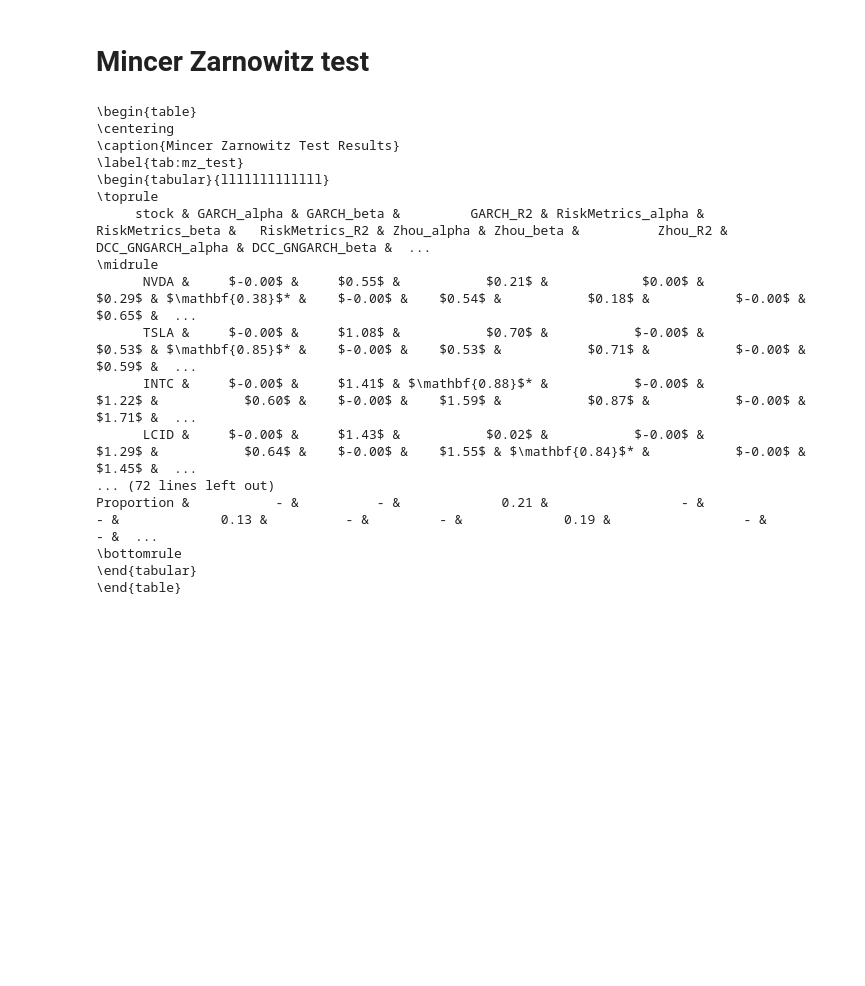
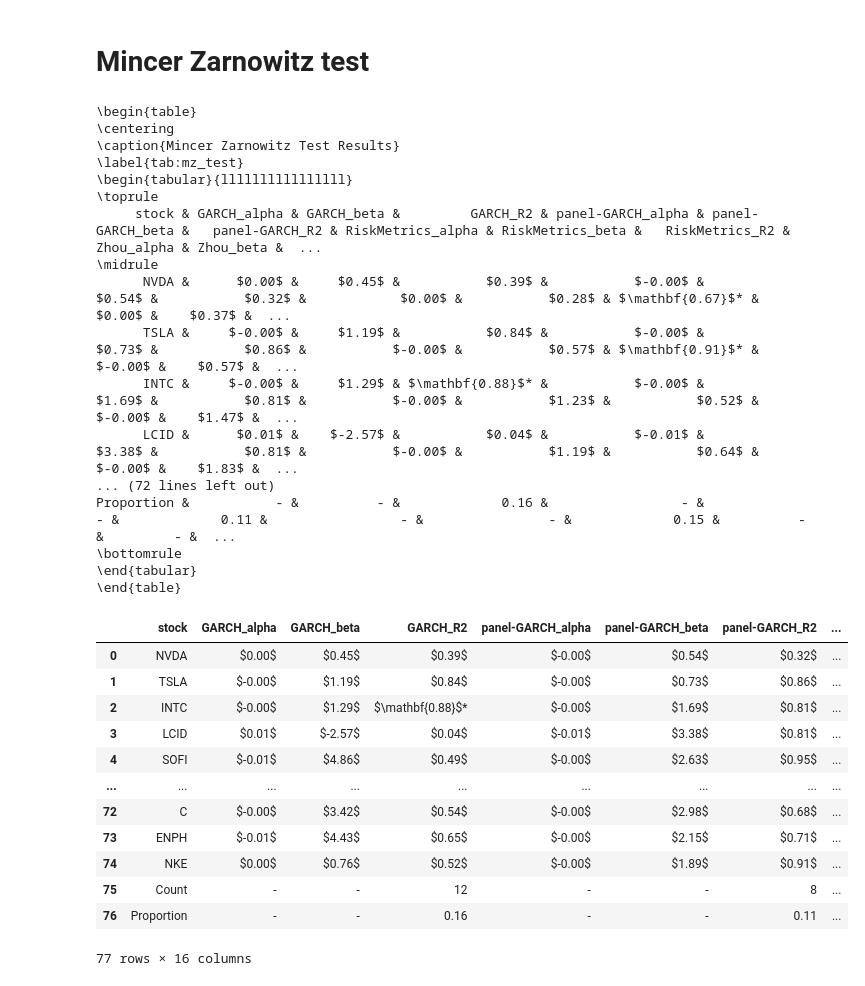
Before and after one commit to PZhou114/GNGARCH_coding, a Jupyter notebook: DTF(0.10)_network_construction.ipynb, the cells around one changed output. Cells and saved outputs as stored; diff of their text form; code cells hidden in the pictures; blank space fills up the shorter version.

```diff
--- a/DTF(0.10)_network_construction.ipynb
+++ b/DTF(0.10)_network_construction.ipynb
@@ -2959,37 +3521,52 @@ def mincer_zarnowitz_test_compare_models(actual_df, forecasts_dict, maxlags=None
 # %%
 forecasts_dict = {
     'GARCH': rolling_forecast_garch,
+    'panel-GARCH': rolling_forecast_pgarch,
     'RiskMetrics': rolling_forecast_rm,
     'Zhou': rolling_forecast_Zhou,
     'DCC_GNGARCH': rolling_forecast_dcc
 }
 
 mz_results_rolling = mincer_zarnowitz_test_compare_models(
     actual_df=rolling_actual_var,
     forecasts_dict=forecasts_dict,
     maxlags=None
 )
 
 latex_table_mz = mz_results_rolling.to_latex(index=False, escape=False,
                                   caption="Mincer Zarnowitz Test Results", label="tab:mz_test")
 
 # Print the result or write it to a .tex file
 print(latex_table_mz)
+mz_results_rolling
 # %% [output]
 \begin{table}
 \centering
 \caption{Mincer Zarnowitz Test Results}
 \label{tab:mz_test}
-\begin{tabular}{lllllllllllll}
+\begin{tabular}{llllllllllllllll}
 \toprule
-     stock & GARCH_alpha & GARCH_beta &         GARCH_R2 & RiskMetrics_alpha & RiskMetrics_beta &   RiskMetrics_R2 & Zhou_alpha & Zhou_beta &          Zhou_R2 & DCC_GNGARCH_alpha & DCC_GNGARCH_beta &  ...
+     stock & GARCH_alpha & GARCH_beta &         GARCH_R2 & panel-GARCH_alpha & panel-GARCH_beta &   panel-GARCH_R2 & RiskMetrics_alpha & RiskMetrics_beta &   RiskMetrics_R2 & Zhou_alpha & Zhou_beta &  ...
 \midrule
-      NVDA &     $-0.00$ &     $0.55$ &           $0.21$ &            $0.00$ &           $0.29$ & $\mathbf{0.38}$* &    $-0.00$ &    $0.54$ &           $0.18$ &           $-0.00$ &           $0.65$ &  ...
-      TSLA &     $-0.00$ &     $1.08$ &           $0.70$ &           $-0.00$ &           $0.53$ & $\mathbf{0.85}$* &    $-0.00$ &    $0.53$ &           $0.71$ &           $-0.00$ &           $0.59$ &  ...
-      INTC &     $-0.00$ &     $1.41$ & $\mathbf{0.88}$* &           $-0.00$ &           $1.22$ &           $0.60$ &    $-0.00$ &    $1.59$ &           $0.87$ &           $-0.00$ &           $1.71$ &  ...
-      LCID &     $-0.00$ &     $1.43$ &           $0.02$ &           $-0.00$ &           $1.29$ &           $0.64$ &    $-0.00$ &    $1.55$ & $\mathbf{0.84}$* &           $-0.00$ &           $1.45$ &  ...
+      NVDA &      $0.00$ &     $0.45$ &           $0.39$ &           $-0.00$ &           $0.54$ &           $0.32$ &            $0.00$ &           $0.28$ & $\mathbf{0.67}$* &     $0.00$ &    $0.37$ &  ...
+      TSLA &     $-0.00$ &     $1.19$ &           $0.84$ &           $-0.00$ &           $0.73$ &           $0.86$ &           $-0.00$ &           $0.57$ & $\mathbf{0.91}$* &    $-0.00$ &    $0.57$ &  ...
+      INTC &     $-0.00$ &     $1.29$ & $\mathbf{0.88}$* &           $-0.00$ &           $1.69$ &           $0.81$ &           $-0.00$ &           $1.23$ &           $0.52$ &    $-0.00$ &    $1.47$ &  ...
+      LCID &      $0.01$ &    $-2.57$ &           $0.04$ &           $-0.01$ &           $3.38$ &           $0.81$ &           $-0.00$ &           $1.19$ &           $0.64$ &    $-0.00$ &    $1.83$ &  ...
 ... (72 lines left out)
-Proportion &           - &          - &             0.21 &                 - &                - &             0.13 &          - &         - &             0.19 &                 - &                - &  ...
+Proportion &           - &          - &             0.16 &                 - &                - &             0.11 &                 - &                - &             0.15 &          - &         - &  ...
 \bottomrule
 \end{tabular}
 \end{table}
+|  | stock | GARCH_alpha | GARCH_beta | GARCH_R2 | panel-GARCH_alpha | panel-GARCH_beta | panel-GARCH_R2 | ... |
+| 0 | NVDA | $0.00$ | $0.45$ | $0.39$ | $-0.00$ | $0.54$ | $0.32$ | ... |
+| 1 | TSLA | $-0.00$ | $1.19$ | $0.84$ | $-0.00$ | $0.73$ | $0.86$ | ... |
+| 2 | INTC | $-0.00$ | $1.29$ | $\mathbf{0.88}$* | $-0.00$ | $1.69$ | $0.81$ | ... |
+| 3 | LCID | $0.01$ | $-2.57$ | $0.04$ | $-0.01$ | $3.38$ | $0.81$ | ... |
+| 4 | SOFI | $-0.01$ | $4.86$ | $0.49$ | $-0.00$ | $2.63$ | $0.95$ | ... |
+| ... | ... | ... | ... | ... | ... | ... | ... | ... |
+| 72 | C | $-0.00$ | $3.42$ | $0.54$ | $-0.00$ | $2.98$ | $0.68$ | ... |
+| 73 | ENPH | $-0.01$ | $4.43$ | $0.65$ | $-0.00$ | $2.15$ | $0.71$ | ... |
+| 74 | NKE | $0.00$ | $0.76$ | $0.52$ | $-0.00$ | $1.89$ | $0.91$ | ... |
+| 75 | Count | - | - | 12 | - | - | 8 | ... |
+| 76 | Proportion | - | - | 0.16 | - | - | 0.11 | ... |
+77 rows × 16 columns
```
Also changed, not shown: parts of 21 cells of this notebook, 10 other files.
